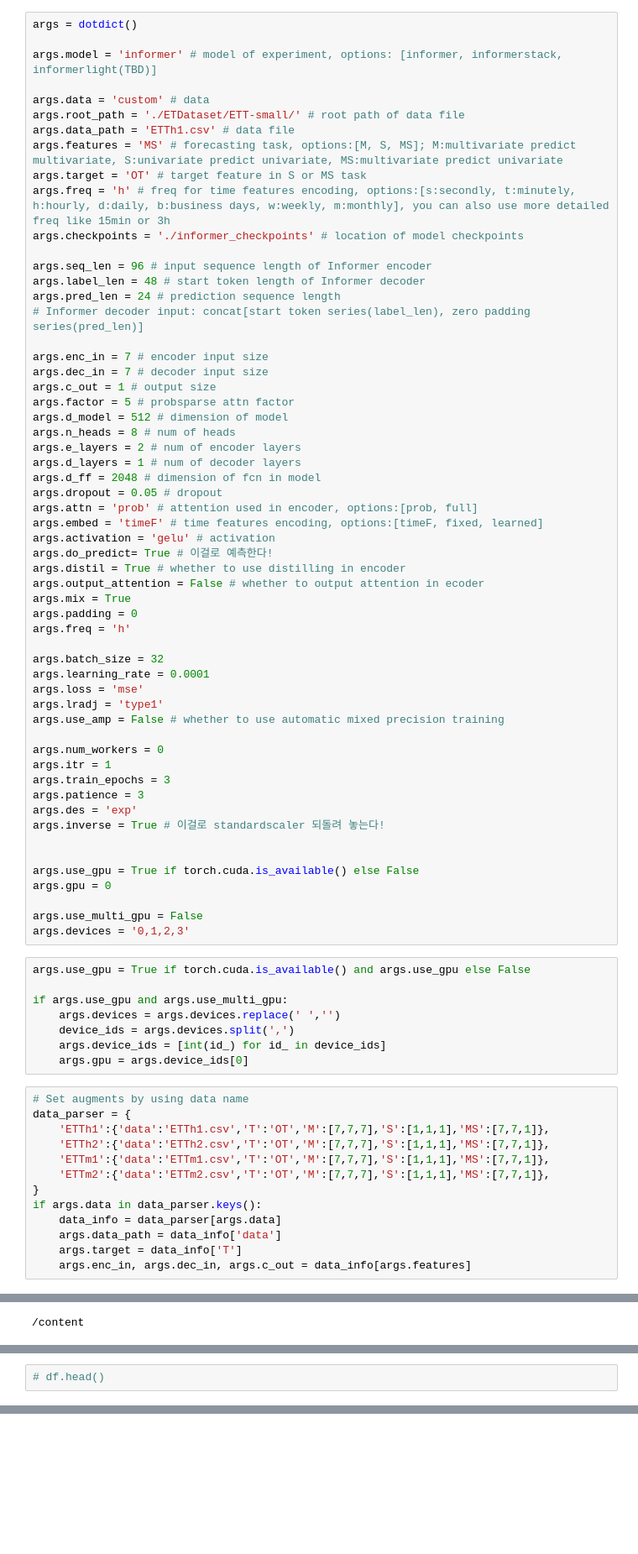
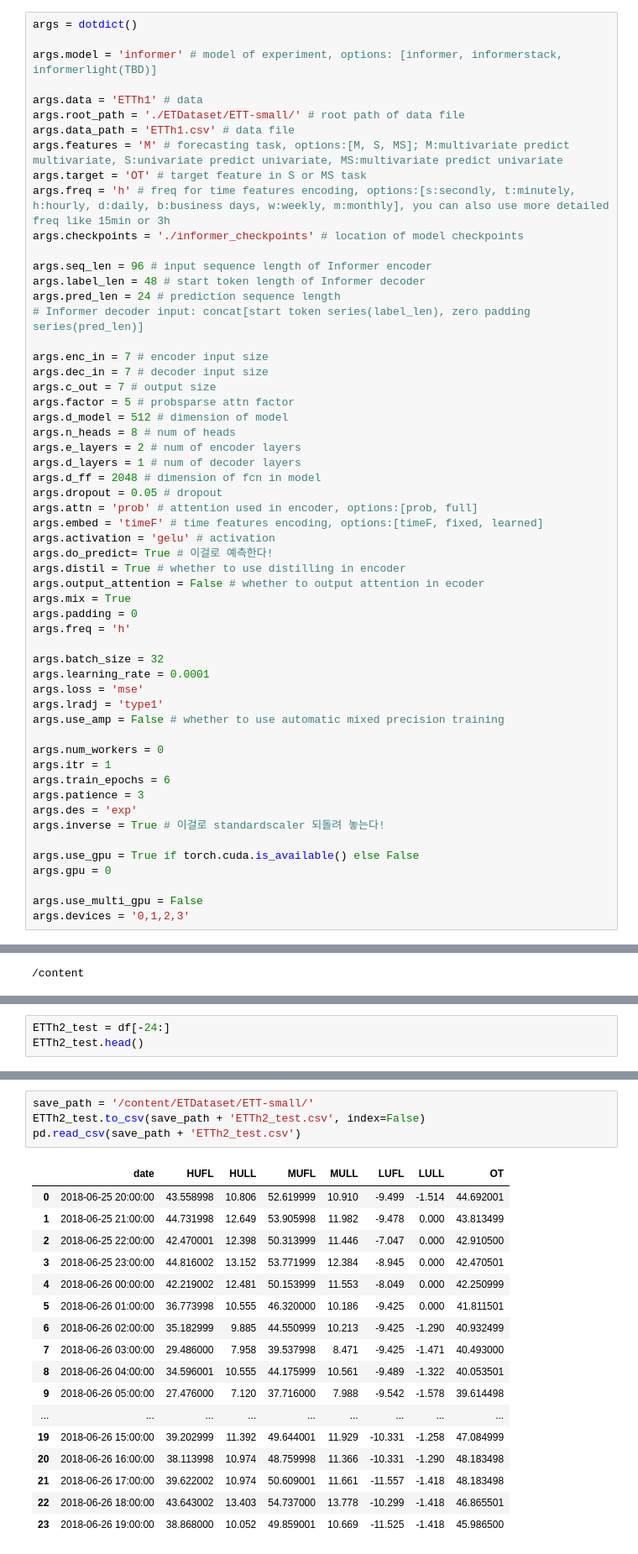
Before and after one commit to K-107/exercise, a Jupyter notebook: Informer.ipynb, the cells around one changed output, grey strips where cells are left out. Shown: that part at 84% size. Cells and saved outputs as stored; diff of their text form; blank space fills up the shorter version.

```diff
--- a/Informer.ipynb
+++ b/Informer.ipynb
@@ -81,10 +41,10 @@ args = dotdict()
 
 args.model = 'informer' # model of experiment, options: [informer, informerstack, informerlight(TBD)]
 
-args.data = 'custom' # data
+args.data = 'ETTh1' # data
 args.root_path = './ETDataset/ETT-small/' # root path of data file
 args.data_path = 'ETTh1.csv' # data file
-args.features = 'MS' # forecasting task, options:[M, S, MS]; M:multivariate predict multivariate, S:univariate predict univariate, MS:multivariate predict univariate
+args.features = 'M' # forecasting task, options:[M, S, MS]; M:multivariate predict multivariate, S:univariate predict univariate, MS:multivariate predict univariate
 args.target = 'OT' # target feature in S or MS task
 args.freq = 'h' # freq for time features encoding, options:[s:secondly, t:minutely, h:hourly, d:daily, b:business days, w:weekly, m:monthly], you can also use more detailed freq like 15min or 3h
 args.checkpoints = './informer_checkpoints' # location of model checkpoints
@@ -96,7 +56,7 @@ args.pred_len = 24 # prediction sequence length
 
 args.enc_in = 7 # encoder input size
 args.dec_in = 7 # decoder input size
-args.c_out = 1 # output size
+args.c_out = 7 # output size
 args.factor = 5 # probsparse attn factor
 args.d_model = 512 # dimension of model
 args.n_heads = 8 # num of heads
@@ -122,35 +82,13 @@ args.use_amp = False # whether to use automatic mixed precision training
 
 args.num_workers = 0
 args.itr = 1
-args.train_epochs = 3
+args.train_epochs = 6
 args.patience = 3
 args.des = 'exp'
 args.inverse = True # 이걸로 standardscaler 되돌려 놓는다!
-
 
 args.use_gpu = True if torch.cuda.is_available() else False
 args.gpu = 0
 
 args.use_multi_gpu = False
 args.devices = '0,1,2,3'
-# %%
-args.use_gpu = True if torch.cuda.is_available() and args.use_gpu else False
-
-if args.use_gpu and args.use_multi_gpu:
-    args.devices = args.devices.replace(' ','')
-    device_ids = args.devices.split(',')
-    args.device_ids = [int(id_) for id_ in device_ids]
-    args.gpu = args.device_ids[0]
-# %%
-# Set augments by using data name
-data_parser = {
-    'ETTh1':{'data':'ETTh1.csv','T':'OT','M':[7,7,7],'S':[1,1,1],'MS':[7,7,1]},
-    'ETTh2':{'data':'ETTh2.csv','T':'OT','M':[7,7,7],'S':[1,1,1],'MS':[7,7,1]},
-    'ETTm1':{'data':'ETTm1.csv','T':'OT','M':[7,7,7],'S':[1,1,1],'MS':[7,7,1]},
-    'ETTm2':{'data':'ETTm2.csv','T':'OT','M':[7,7,7],'S':[1,1,1],'MS':[7,7,1]},
-}
-if args.data in data_parser.keys():
-    data_info = data_parser[args.data]
-    args.data_path = data_info['data']
-    args.target = data_info['T']
-    args.enc_in, args.dec_in, args.c_out = data_info[args.features]
@@ -369,2 +274,3 @@ df = pd.read_csv(os.path.join(args.root_path, args.data_path))
 # %%
-# df.head()
+ETTh2_test = df[-24:]
+ETTh2_test.head()
@@ -407,0 +284,22 @@ data_loader = DataLoader(
+# %%
+save_path = '/content/ETDataset/ETT-small/'
+ETTh2_test.to_csv(save_path + 'ETTh2_test.csv', index=False)
+pd.read_csv(save_path + 'ETTh2_test.csv')
+# %% [output]
+|  | date | HUFL | HULL | MUFL | MULL | LUFL | LULL | OT |
+| 0 | 2018-06-25 20:00:00 | 43.558998 | 10.806 | 52.619999 | 10.910 | -9.499 | -1.514 | 44.692001 |
+| 1 | 2018-06-25 21:00:00 | 44.731998 | 12.649 | 53.905998 | 11.982 | -9.478 | 0.000 | 43.813499 |
+| 2 | 2018-06-25 22:00:00 | 42.470001 | 12.398 | 50.313999 | 11.446 | -7.047 | 0.000 | 42.910500 |
+| 3 | 2018-06-25 23:00:00 | 44.816002 | 13.152 | 53.771999 | 12.384 | -8.945 | 0.000 | 42.470501 |
+| 4 | 2018-06-26 00:00:00 | 42.219002 | 12.481 | 50.153999 | 11.553 | -8.049 | 0.000 | 42.250999 |
+| 5 | 2018-06-26 01:00:00 | 36.773998 | 10.555 | 46.320000 | 10.186 | -9.425 | 0.000 | 41.811501 |
+| 6 | 2018-06-26 02:00:00 | 35.182999 | 9.885 | 44.550999 | 10.213 | -9.425 | -1.290 | 40.932499 |
+| 7 | 2018-06-26 03:00:00 | 29.486000 | 7.958 | 39.537998 | 8.471 | -9.425 | -1.471 | 40.493000 |
+| 8 | 2018-06-26 04:00:00 | 34.596001 | 10.555 | 44.175999 | 10.561 | -9.489 | -1.322 | 40.053501 |
+| 9 | 2018-06-26 05:00:00 | 27.476000 | 7.120 | 37.716000 | 7.988 | -9.542 | -1.578 | 39.614498 |
+| ... | ... | ... | ... | ... | ... | ... | ... | ... |
+| 19 | 2018-06-26 15:00:00 | 39.202999 | 11.392 | 49.644001 | 11.929 | -10.331 | -1.258 | 47.084999 |
+| 20 | 2018-06-26 16:00:00 | 38.113998 | 10.974 | 48.759998 | 11.366 | -10.331 | -1.290 | 48.183498 |
+| 21 | 2018-06-26 17:00:00 | 39.622002 | 10.974 | 50.609001 | 11.661 | -11.557 | -1.418 | 48.183498 |
+| 22 | 2018-06-26 18:00:00 | 43.643002 | 13.403 | 54.737000 | 13.778 | -10.299 | -1.418 | 46.865501 |
+| 23 | 2018-06-26 19:00:00 | 38.868000 | 10.052 | 49.859001 | 10.669 | -11.525 | -1.418 | 45.986500 |
```
Also changed, not shown: parts of 58 cells of this notebook.
